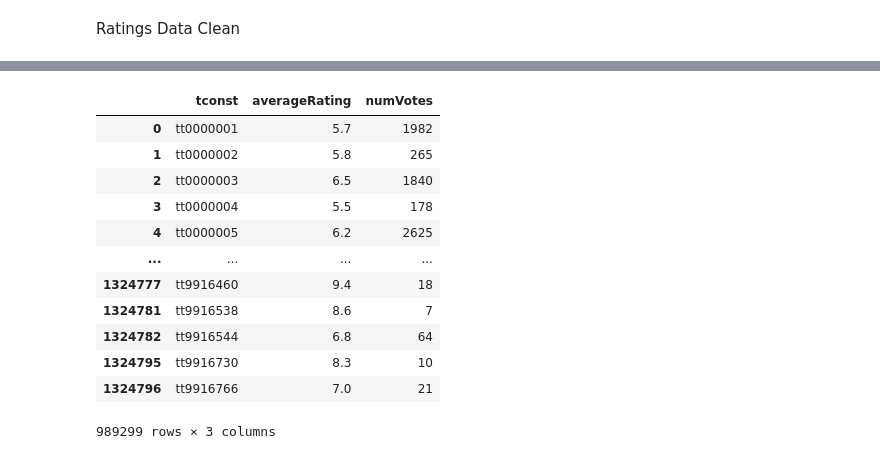
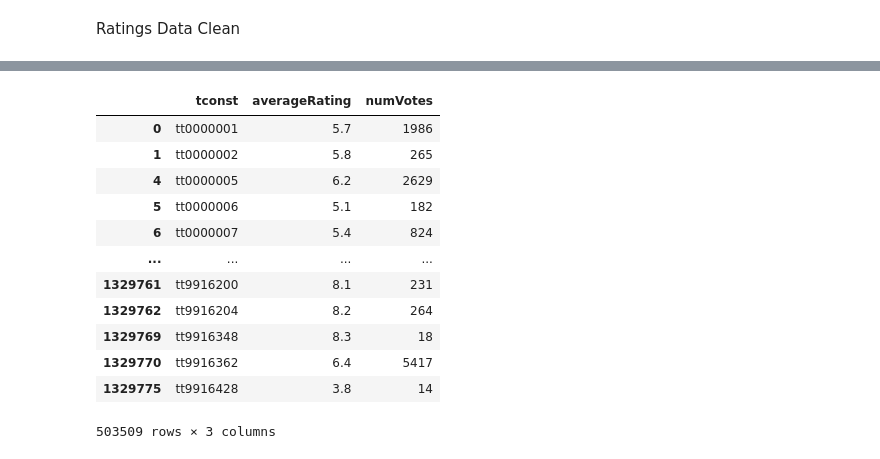
Before and after one commit to DPatt365/Project_3-IMDB-Data-Analysys, a Jupyter notebook: Project3_IMDB-Data-Analysis.ipynb, the cells around one changed output, grey strips where cells are left out. Saved outputs shown, nothing was run; the diff lists cells and outputs as text; code cells hidden in the pictures.

```diff
--- a/Project3_IMDB-Data-Analysis.ipynb
+++ b/Project3_IMDB-Data-Analysis.ipynb
@@ -91,5 +134,4 @@ akas.head()
 | 3 | tt0000001 | 4 | Καρμενσίτα | GR | NaN | imdbDisplay | NaN | 0 |
 | 4 | tt0000001 | 5 | Карменсита | RU | NaN | imdbDisplay | NaN | 0 |
 # %%
-keepers2 =akas['tconst'].isin(akas['titleId'])
-keepers2
+region = akas['region'] == 'US'
@@ -98,3 +138,3 @@ KeyError: 'tconst'
 # %%
-akas = akas[keepers2]
+akas = akas[region]
 akas
@@ -114,3 +168,2 @@ ratings.head()
 # %%
-keepers3 =ratings['tconst'].isin(akas['titleId'])
-keepers3
+keepers =ratings['tconst'].isin(akas['titleId'])
@@ -130,20 +170,20 @@ Name: tconst, Length: 1324800, dtype: bool
 # %%
-ratings = ratings[keepers3]
+ratings = ratings[keepers]
 ratings
 # %% [output]
 |  | tconst | averageRating | numVotes |
-| 0 | tt0000001 | 5.7 | 1982 |
+| 0 | tt0000001 | 5.7 | 1986 |
 | 1 | tt0000002 | 5.8 | 265 |
-| 2 | tt0000003 | 6.5 | 1840 |
-| 3 | tt0000004 | 5.5 | 178 |
-| 4 | tt0000005 | 6.2 | 2625 |
+| 4 | tt0000005 | 6.2 | 2629 |
+| 5 | tt0000006 | 5.1 | 182 |
+| 6 | tt0000007 | 5.4 | 824 |
 | ... | ... | ... | ... |
-| 1324777 | tt9916460 | 9.4 | 18 |
-| 1324781 | tt9916538 | 8.6 | 7 |
-| 1324782 | tt9916544 | 6.8 | 64 |
-| 1324795 | tt9916730 | 8.3 | 10 |
-| 1324796 | tt9916766 | 7.0 | 21 |
+| 1329761 | tt9916200 | 8.1 | 231 |
+| 1329762 | tt9916204 | 8.2 | 264 |
+| 1329769 | tt9916348 | 8.3 | 18 |
+| 1329770 | tt9916362 | 6.4 | 5417 |
+| 1329775 | tt9916428 | 3.8 | 14 |
-989299 rows × 3 columns
+503509 rows × 3 columns
 # %%
 # example making new folder with os
 import os
```
Also changed, not shown: parts of 26 cells of this notebook, 3 other files.
